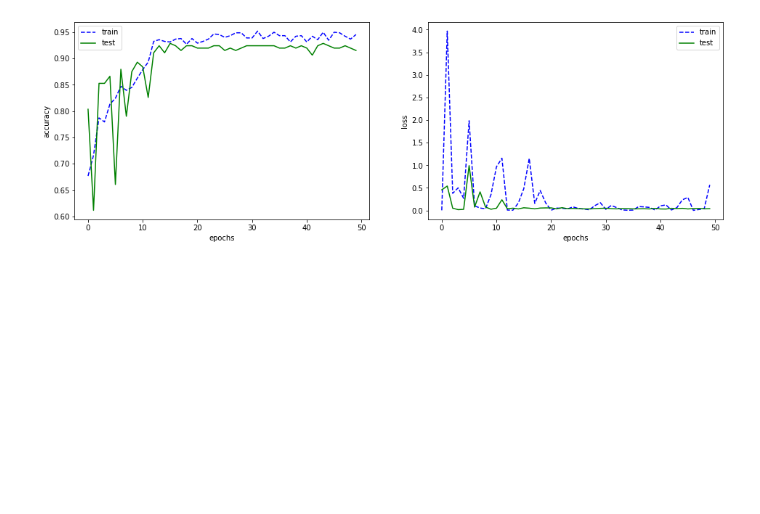
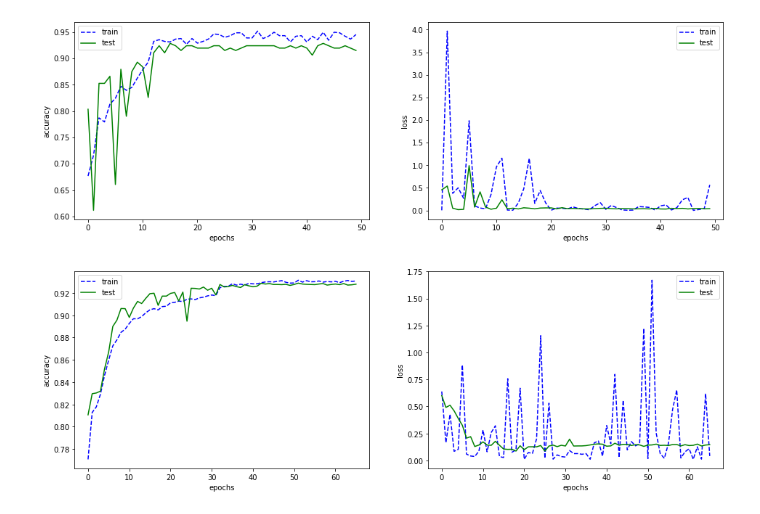
Before and after one commit to BSniegowski/ML-uni_course, a Jupyter notebook: project/mdd_eeg_diagnosis.ipynb, the cells around one changed output. Saved outputs shown, nothing was run; the diff lists cells and outputs as text; code cells hidden in the pictures; blank space fills up the shorter version.

Commit message:
Show RNNmodel results

```diff
--- a/project/mdd_eeg_diagnosis.ipynb
+++ b/project/mdd_eeg_diagnosis.ipynb
@@ -187,20 +198,14 @@ show_results(logs)
 # %%
-#@title GRU_model
-class GRU_model(nn.Module):
+#@title RNNmodel
+class RNNmodel(nn.Module):
   def __init__(self, hidden_size, segment_length):
-    super(GRU_model, self).__init__()
+    super(RNNmodel, self).__init__()
     self.segment_length = segment_length
     self.conv = nn.Sequential(
         nn.Conv2d(1, 1, kernel_size=5, stride=1, padding=3),
         nn.BatchNorm2d(num_features=1),
         nn.ReLU(),
         nn.MaxPool2d(kernel_size=3, stride=1),
-        # nn.Conv2d(32, 32, kernel_size=3, stride=1, padding=2),
-        # nn.BatchNorm2d(num_features=32),
-        # nn.ReLU(),
-        # nn.MaxPool2d(kernel_size=3, stride=1),
-        # nn.Conv2d(32, 1, kernel_size=3, stride=1, padding=2),
-        # nn.ReLU(),
     )
     input_size = 20 # our data comes from 20 electrodes
     self.rnn = nn.GRU(input_size, hidden_size, batch_first=True)
@@ -222,19 +227,23 @@ class GRU_model(nn.Module):
 
 hidden_size = 32
 segment_length = 1
-gru_model = GRU_model(hidden_size, segment_length)
-gru_model.double()
+rnn_model = RNNmodel(hidden_size, segment_length)
+rnn_model.double()
 device = torch.device('cuda:0' if torch.cuda.is_available() else 'cpu')
 print("Device: ", device)
-gru_model.to(device)
+rnn_model.to(device)
 loss_fn = nn.BCELoss()
 LR = 0.01
 n_epochs = 100
-optimizer = torch.optim.SGD(gru_model.parameters(), lr=LR)
+optimizer = torch.optim.SGD(rnn_model.parameters(), lr=LR)
 scheduler = torch.optim.lr_scheduler.ReduceLROnPlateau(optimizer)
 
 logs2 = {'train_loss': [], 'test_loss': [], 'train_accuracy': [], 'test_accuracy': []}
-train(gru_model, optimizer, loss_fn, LR, n_epochs, logs2, scheduler)
+train(rnn_model, optimizer, loss_fn, LR, n_epochs, logs2, scheduler)
+# %%
+show_results(logs2)
+# %% [output]
+[figure, added]
 # %%
 #@title save model architecture and performance
 from datetime import datetime
```
Also changed, not shown: parts of 2 cells of this notebook.
